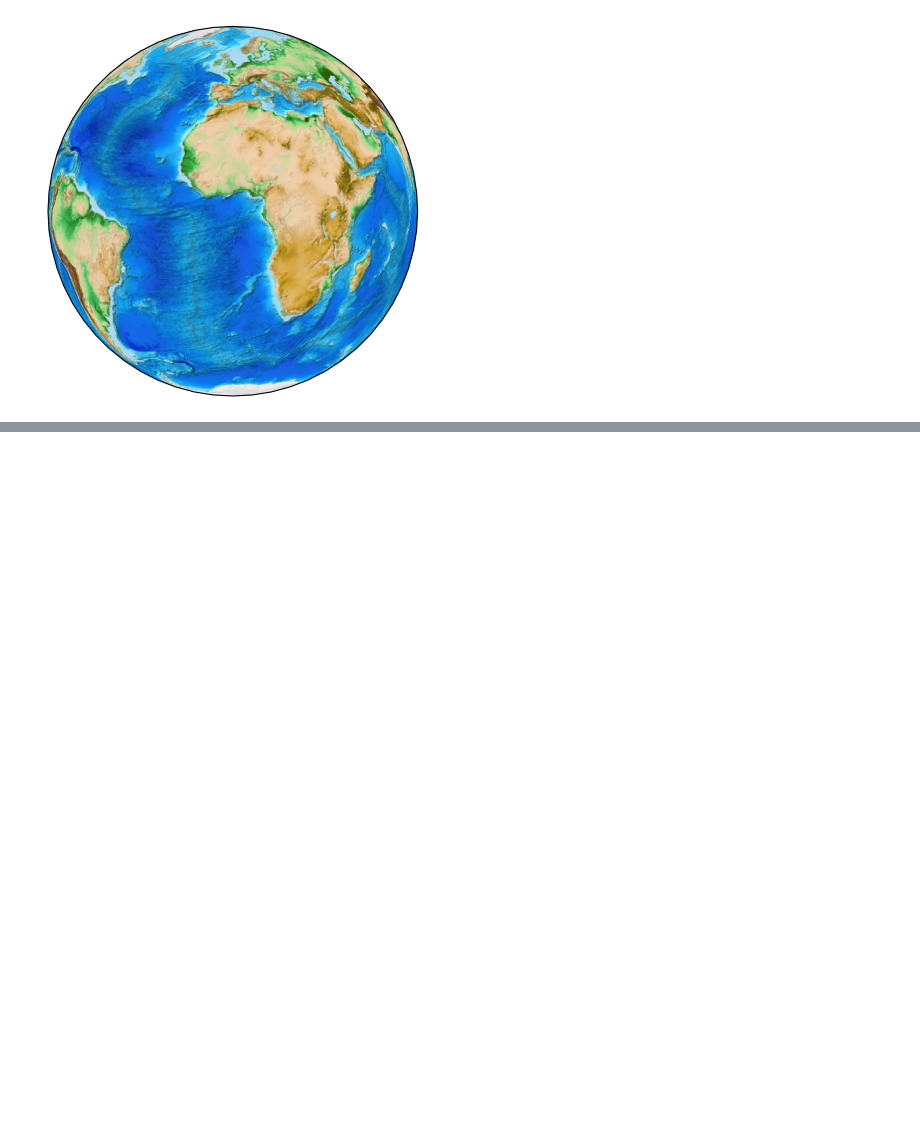
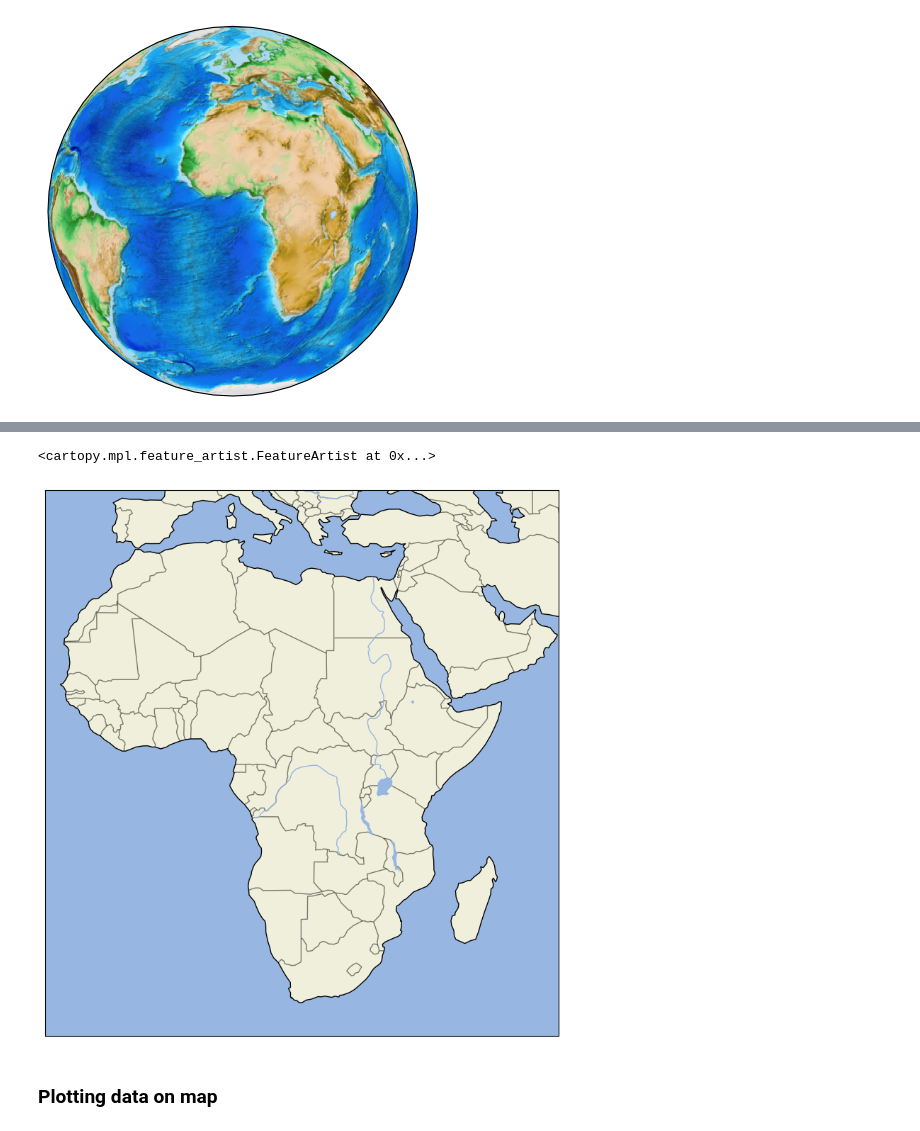
Before and after one commit to kazmierczakP/DataScienceNotebooks, a Jupyter notebook: Maps.ipynb, the cells around one changed output, grey strips where cells are left out. Saved outputs shown, nothing was run; the diff lists cells and outputs as text; code cells hidden in the pictures; blank space fills up the shorter version.

```diff
--- a/Maps.ipynb
+++ b/Maps.ipynb
@@ -46,0 +93,14 @@ plt.imshow(img,transform=ccrs.PlateCarree())
+# %%
+plt.figure(figsize=(10, 10))
+plt.subplot(projection=ccrs.PlateCarree()).set_extent([-20, 60, -40, 45], crs=ccrs.PlateCarree())
+plt.subplot(projection=ccrs.PlateCarree()).add_feature(cfeature.LAND)
+plt.subplot(projection=ccrs.PlateCarree()).add_feature(cfeature.OCEAN)
+plt.subplot(projection=ccrs.PlateCarree()).add_feature(cfeature.COASTLINE)
+plt.subplot(projection=ccrs.PlateCarree()).add_feature(cfeature.BORDERS, linestyle='-',  alpha=0.5)
+plt.subplot(projection=ccrs.PlateCarree()).add_feature(cfeature.LAKES)
+plt.subplot(projection=ccrs.PlateCarree()).add_feature(cfeature.RIVERS)
+# %% [output]
+<cartopy.mpl.feature_artist.FeatureArtist at 0x...>
+[figure, added]
+# %% [markdown]
+### Plotting data on map
```
Also changed, not shown: parts of 12 cells of this notebook, 1 other file.
